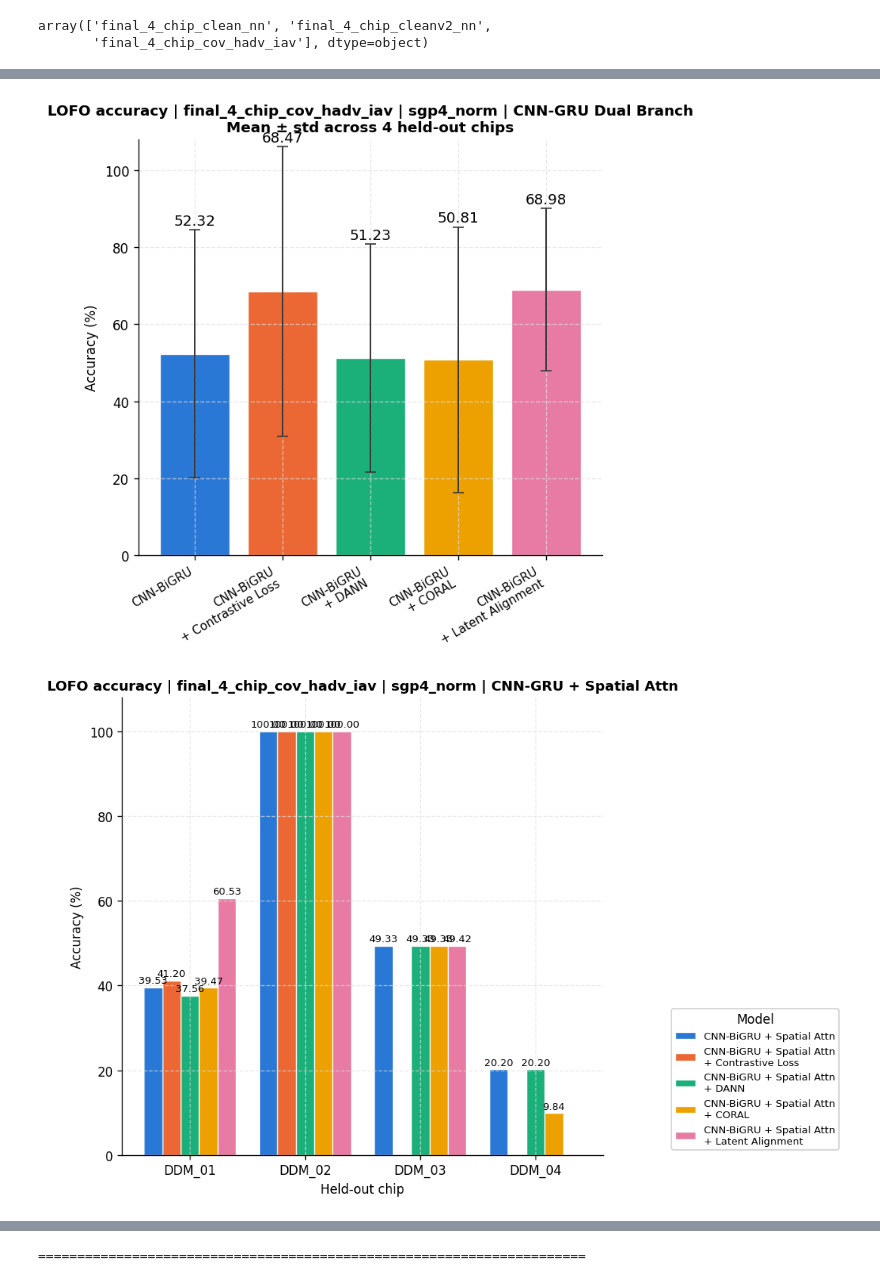
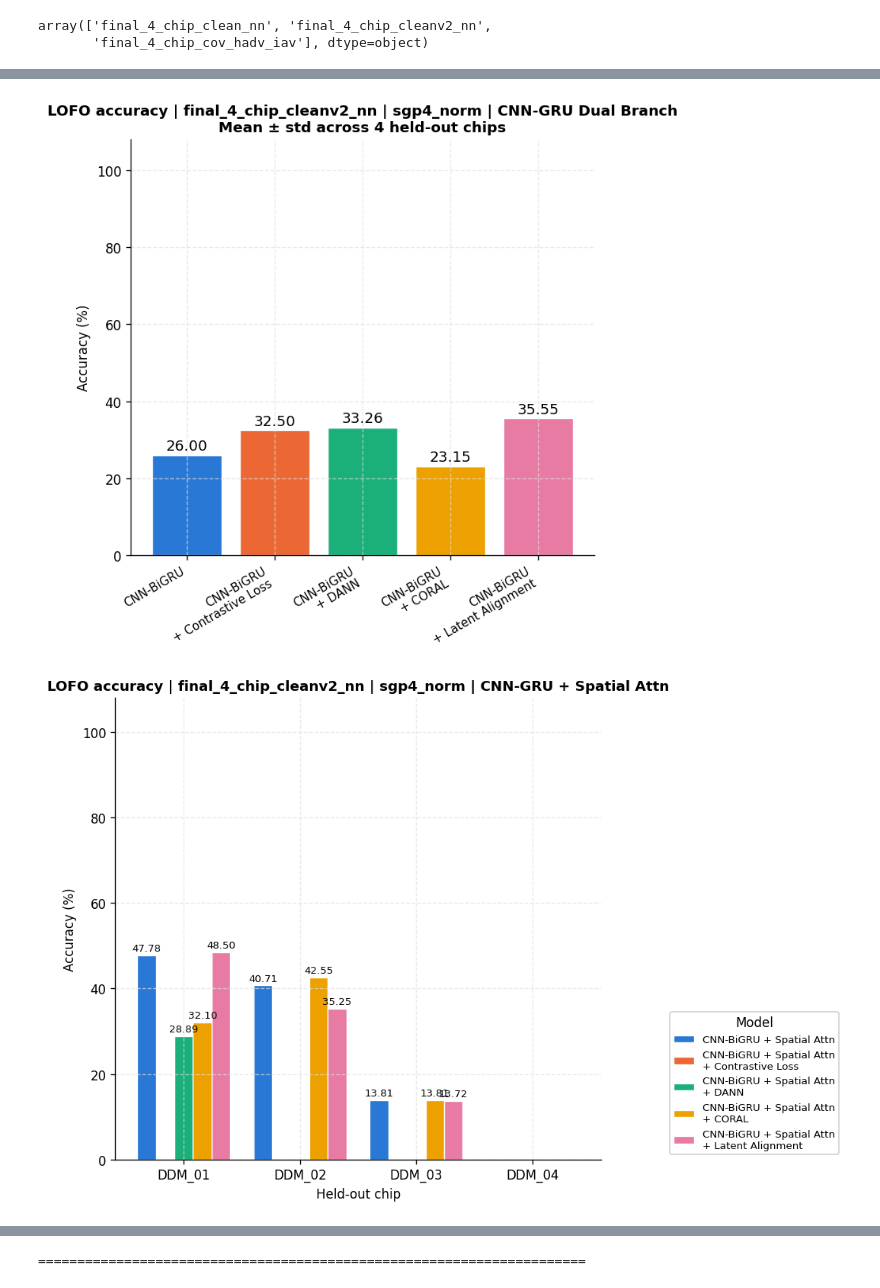
Before and after one commit to kautsarg/POC_DDM, a Jupyter notebook: gk_code/main/notebooks/0_final_result_comparison.ipynb, the cells around one changed output, grey strips where cells are left out. Saved outputs shown, nothing was run; the diff lists cells and outputs as text; code cells hidden in the pictures.

```diff
--- a/gk_code/main/notebooks/0_final_result_comparison.ipynb
+++ b/gk_code/main/notebooks/0_final_result_comparison.ipynb
@@ -568,7 +568,7 @@ else:
 All CV combinations fully populated.
 # %%
 def plot_grouped_bar_by_model(df, x_col, x_order, models, model_labels,
-                               value_col='accuracy', xlabel='', title='', figsize=(10, 6), plot_fold=True, plot_summary=True):
+                               value_col='accuracy', xlabel='', title='', figsize=(10, 6), plot_fold=True, plot_summary=True, show_std=True):
 
     n_models = len(models)
 
@@ -607,15 +607,23 @@ def plot_grouped_bar_by_model(df, x_col, x_order, models, model_labels,
         x2 = np.arange(n_models)
 
         fig2, ax2 = plt.subplots(figsize=(0.75 * n_models + 2, 6))
-        ax2.bar(x2, np.nan_to_num(mean_v, nan=0), yerr=std_v, capsize=4,
-            color=[PALETTE[mi % len(PALETTE)] for mi in range(n_models)],
-            edgecolor='white', linewidth=0.8,
-            error_kw=dict(ecolor='#3a3a3a', elinewidth=1.2))
+        if show_std:
+            ax2.bar(x2, np.nan_to_num(mean_v, nan=0), yerr=std_v, capsize=4,
+                color=[PALETTE[mi % len(PALETTE)] for mi in range(n_models)],
+                edgecolor='white', linewidth=0.8,
+                error_kw=dict(ecolor='#3a3a3a', elinewidth=1.2))
+        else:
+            ax2.bar(x2, np.nan_to_num(mean_v, nan=0),
+                color=[PALETTE[mi % len(PALETTE)] for mi in range(n_models)],
+                edgecolor='white', linewidth=0.8)
         for xi, mv, sv in zip(x2, mean_v, std_v):
             if np.isnan(mv):
                 continue
             # ax2.text(xi, mv + sv + 0.5, f'{mv:.2f} ± {sv:.2f}', ha='center', va='bottom', fontsize=12)
-            ax2.text(xi, mv + sv + 0.5, f'{mv:.2f}', ha='center', va='bottom', fontsize=11)
+            if show_std:
+                ax2.text(xi, mv + sv + 0.5, f'{mv:.2f} ± {sv:.2f}', ha='center', va='bottom', fontsize=11)
+            else:
+                ax2.text(xi, mv + 0.5, f'{mv:.2f}', ha='center', va='bottom', fontsize=11)
 
         ax2.set_xticks(x2)
         ax2.set_xticklabels([model_labels.get(m, m) for m in models], fontsize=9, rotation=30, ha='right')
@@ -905,7 +912,7 @@ else:
     lofo_df_filtered = lofo_df.copy()
 
 lofo_df_filtered = lofo_df_filtered[lofo_df_filtered['curve_type'] == 'sgp4_norm']
-lofo_df_filtered = lofo_df_filtered[lofo_df_filtered['group'].isin(['final_4_chip_clean_nn', 'final_4_chip_cov_hadv_iav'])]
+# lofo_df_filtered = lofo_df_filtered[lofo_df_filtered['group'].isin(['final_4_chip_clean_nn', 'final_4_chip_cov_hadv_iav'])]
 
 for (group_name, curve_type), sub in lofo_df_filtered.groupby(['group', 'curve_type']):
     fold_labels = sorted(sub.fold.unique())
@@ -917,7 +924,7 @@ for (group_name, curve_type), sub in lofo_df_filtered.groupby(['group', 'curve_t
         stats = plot_grouped_bar_by_model(
             comp_sub, x_col='fold', x_order=fold_labels, models=comparison, model_labels=FAMILY_LABELS,
             xlabel='Held-out chip', title=f'LOFO accuracy | {group_name} | {curve_type} | {label}',
-            plot_fold=True, plot_summary=True,
+            plot_fold=True, plot_summary=True, show_std=False,
         )
         # print(f"\nMean ± std across held-out chips ({group_name} | {curve_type} | {label}):")
         # print(stats.round(2))
@@ -932,2 +939,2 @@ for (group_name, curve_type), sub in lofo_df_filtered.groupby(['group', 'curve_t
-[figure, old version]
+[figure, new version]
-[figure, old version]
+[figure, new version]
```
Also changed, not shown: parts of 4 cells of this notebook, 6 other files.
